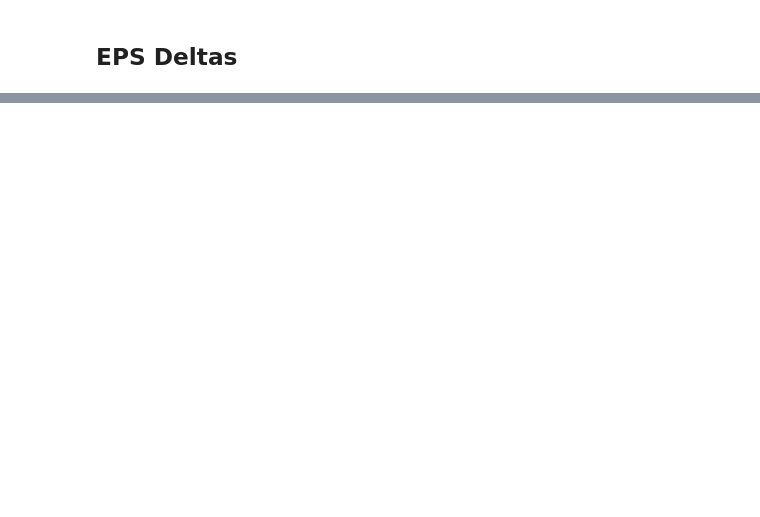
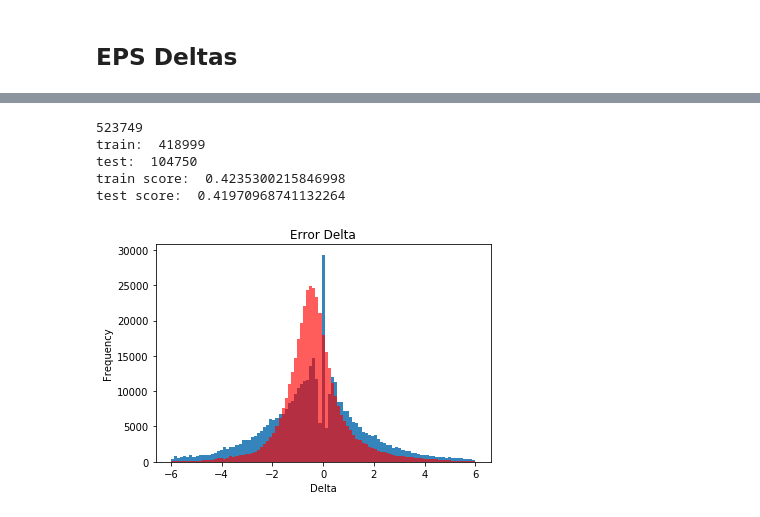
Before and after one commit to Estimize/estimize-research-py, a Jupyter notebook: notebooks/estimates_analysis.ipynb, the cells around one changed output, grey strips where cells are left out. Cells and saved outputs as stored; diff of their text form; code cells hidden in the pictures; blank space fills up the shorter version.

```diff
--- a/notebooks/estimates_analysis.ipynb
+++ b/notebooks/estimates_analysis.ipynb
@@ -471,0 +452,9 @@ array([[ 2.27373675e-13, -3.01933285e+01,  1.85772398e-05,
+# %%
+start_date = '2012-01-01'
+end_date = '2018-01-01'
+
+odf = get_observations(start_date, end_date, direction=None)
+print(len(odf))
+print(odf.eps.min())
+print(odf.eps.mean())
+print(odf.eps.max())
@@ -471,0 +466,70 @@ array([[ 2.27373675e-13, -3.01933285e+01,  1.85772398e-05,
+# %%
+import sklearn.neural_network as nn
+from sklearn.preprocessing import StandardScaler
+scaler = StandardScaler()
+
+df = odf.copy()
+print(len(df))
+
+df['error_z_score_p'] = (df['error_z_score'] > 0) * 1.0
+df['error_z_score_0'] = (df['error_z_score'] == 0) * 1.0
+df['error_z_score_n'] = (df['error_z_score'] < 0) * 1.0
+df['eps_z_score_2'] = df['eps_z_score'] * df['eps_z_score']
+
+# model_columns = ['eps_z_score'] # R2 = ?%
+# model_columns = ['eps_z_score', 'eps_z_score_2'] # R2 = ?%
+# model_columns = ['error_delta_user', 'eps_z_score', 'eps_z_score_2'] # R2 = ?%
+# model_columns = ['error_z_score_asset', 'eps_z_score_2', 'eps_z_score', 'error_z_score_user'] # R2 = 40.0%
+model_columns = ['ttr', 'error_z_score_sector', 'error_z_score_industry', 'error_z_score_asset', 'error_z_score_user', 'eps_z_score_2', 'eps_z_score'] # R2 = ?%
+
+# value_columns = ['error_z_score_p', 'error_z_score_n']
+value_column = 'error_z_score'
+
+train, test = np.split(df.sample(frac=1), [int(.8*len(df))])
+print('train: ', len(train))
+print('test: ', len(test))
+
+X_train = train[model_columns]
+scaler.fit(X_train)
+X_train = scaler.transform(X_train)
+y_train = train[value_column]
+
+model = nn.MLPRegressor(
+    hidden_layer_sizes=(12, 6, 3),
+    activation='tanh',
+    solver='lbfgs',
+    max_iter=4000,
+    verbose=True
+)
+
+results = model.fit(X_train, y_train)
+
+score_train = results.score(X_train, y_train)
+print('train score: ', score_train)
+
+# Test
+X_test = test[model_columns]
+X_test = scaler.transform(X_test)
+y_test = test[value_column]
+
+score_test = results.score(X_test, y_test)
+print('test score: ', score_test)
+# %% [output]
+523749
+train:  418999
+test:  104750
+train score:  0.4235300215846998
+test score:  0.41970968741132264
+# %%
+train['prediction'] = model.predict(X_train)
+
+bins = np.linspace(-6, 6, 100)
+
+plt.hist(train['error_z_score'], bins, alpha=0.90)
+plt.hist(train['prediction'], bins, color='red', alpha=0.64)
+plt.title("Error Delta")
+plt.xlabel("Delta")
+plt.ylabel("Frequency")
+plt.show()
+# %% [output]
+[figure, added]
```
Also changed, not shown: parts of 18 cells of this notebook.
